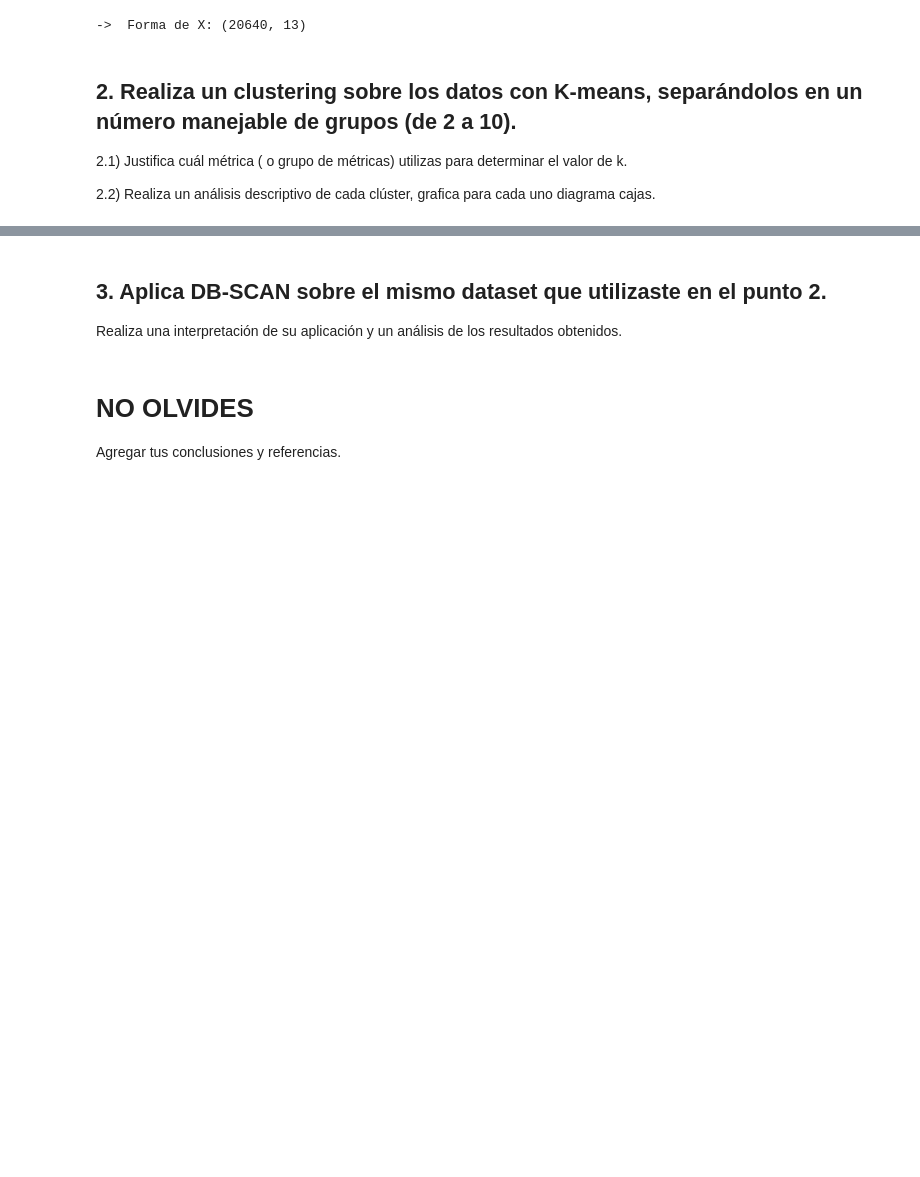
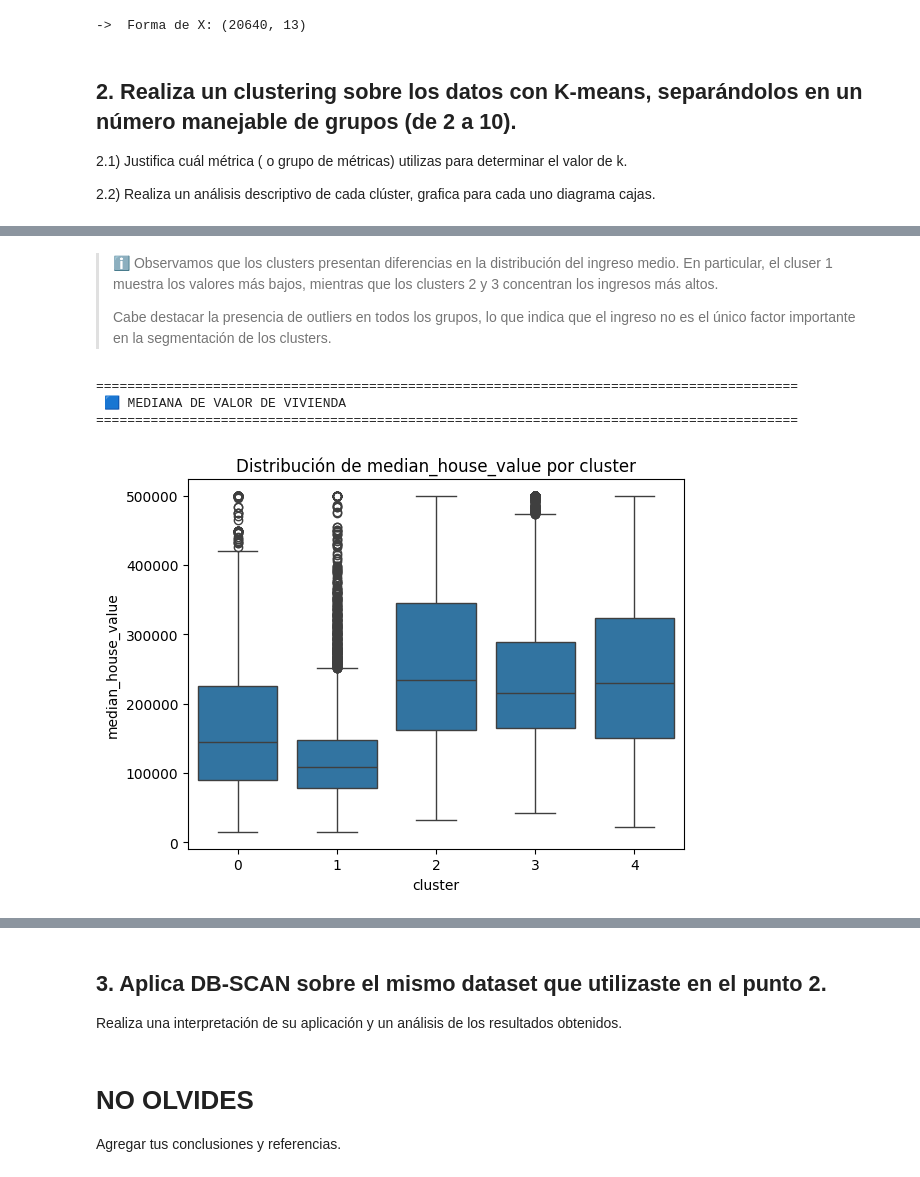
Before and after one commit to fernandolievano/aprendizaje-automatico-1, a Jupyter notebook: TP2_clustering.ipynb, the cells around one changed output, grey strips where cells are left out. Drawn from its saved outputs; the diff is of its cells as text; code cells hidden in the pictures; blank space fills up the shorter version.

```diff
--- a/TP2_clustering.ipynb
+++ b/TP2_clustering.ipynb
@@ -378,0 +537,16 @@ print(f"\n->  Forma de X: {X.shape}")
+# %% [markdown]
+> ℹ Observamos que los clusters presentan diferencias en la distribución del ingreso medio. En particular, el cluser 1 muestra los valores más bajos, mientras que los clusters 2 y 3 concentran los ingresos más altos.
+>
+> Cabe destacar la presencia de outliers en todos los grupos, lo que indica que el ingreso no es el único factor importante en la segmentación de los clusters.
+# %%
+print_heading('Mediana de valor de vivienda')
+
+plt.figure()
+sns.boxplot(x='cluster', y='median_house_value', data=df)
+plt.title(f'Distribución de median_house_value por cluster')
+plt.show()
+# %% [output]
+==========================================================================================
+ 🟦 MEDIANA DE VALOR DE VIVIENDA
+==========================================================================================
+[figure, added]
```
Also changed, not shown: parts of 20 cells of this notebook.
